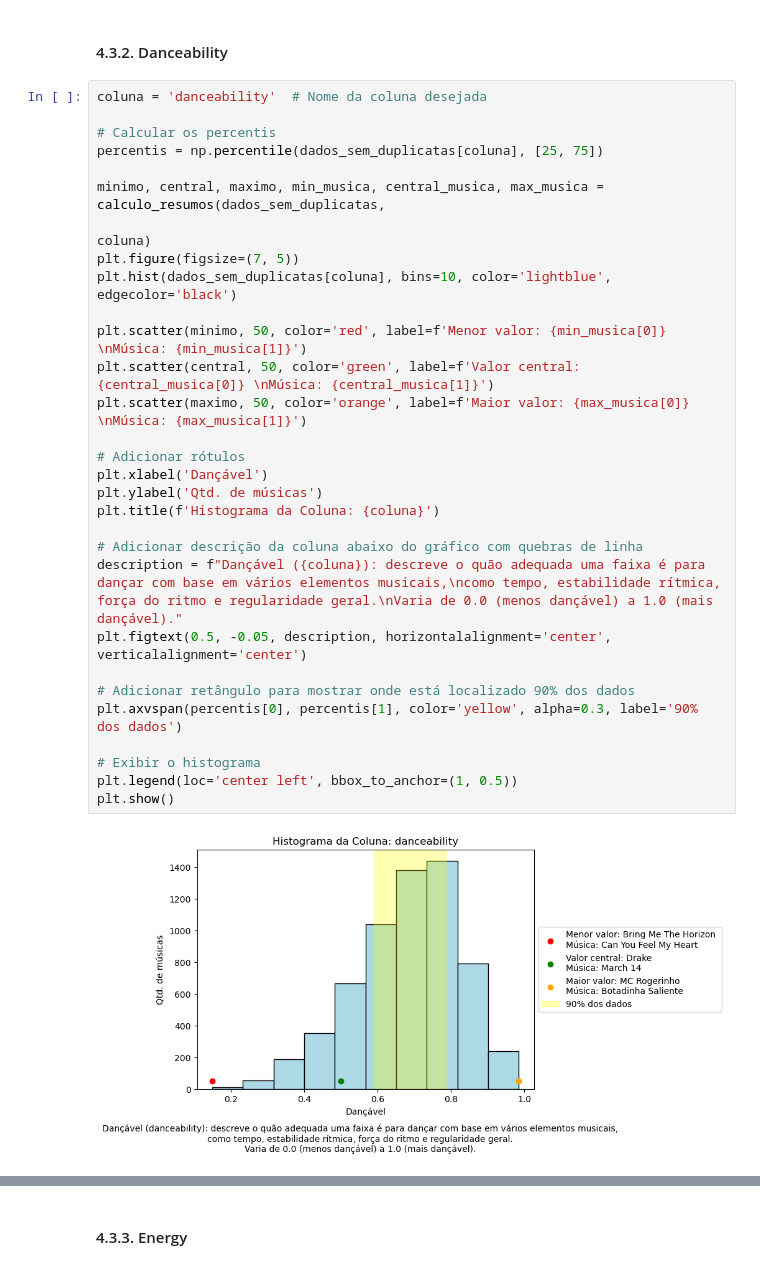
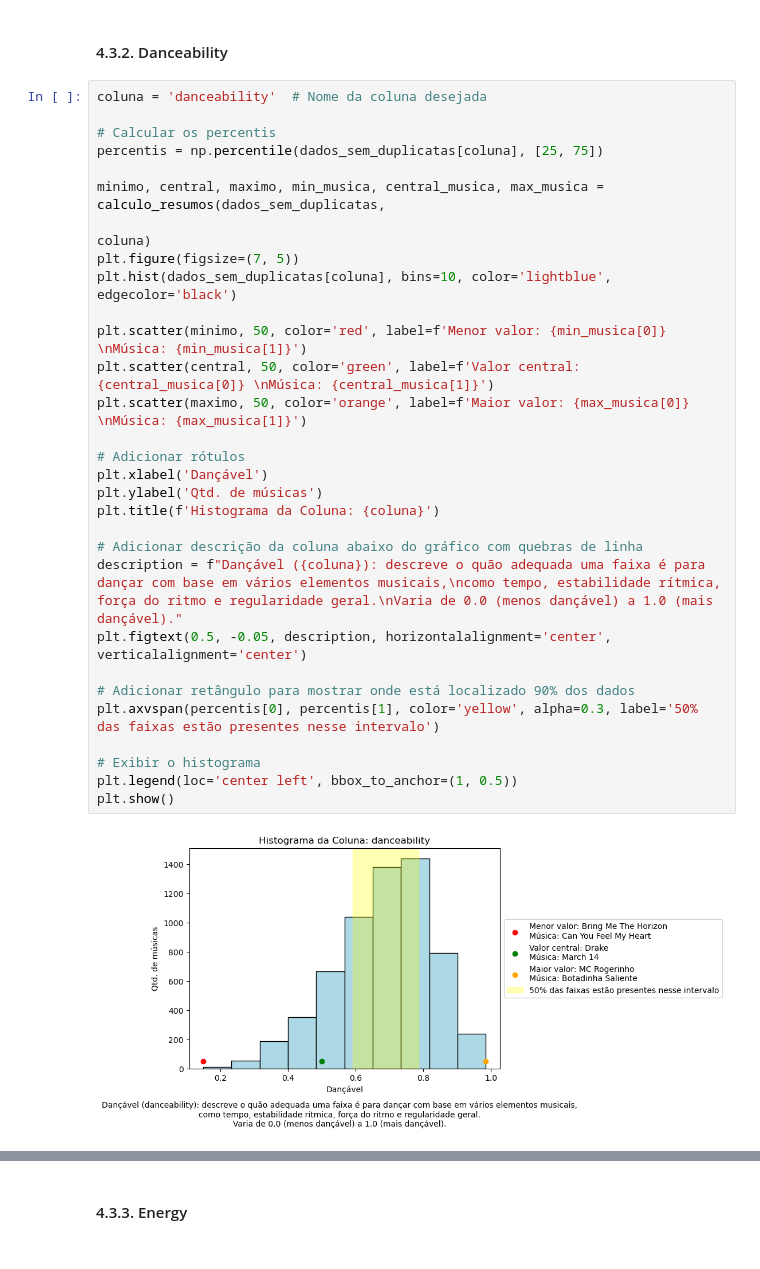
Before and after one commit to EandroC/ExplorandoPrincipaisMusicasDoSpotify, a Jupyter notebook: Analise.ipynb, the cells around one changed output, grey strips where cells are left out. Drawn from its saved outputs; the diff is of its cells as text.

Commit message:
colocando faixas onde 50% do dados estão localizados

```diff
--- a/Analise.ipynb
+++ b/Analise.ipynb
@@ -583,32 +583,32 @@ def calculo_resumos(data, coluna):
 # %%
 coluna = 'danceability'  # Nome da coluna desejada
 
 # Calcular os percentis
 percentis = np.percentile(dados_sem_duplicatas[coluna], [25, 75])
 
 minimo, central, maximo, min_musica, central_musica, max_musica = calculo_resumos(dados_sem_duplicatas,
                                                                                  coluna)
 plt.figure(figsize=(7, 5))
 plt.hist(dados_sem_duplicatas[coluna], bins=10, color='lightblue', edgecolor='black')
 
 plt.scatter(minimo, 50, color='red', label=f'Menor valor: {min_musica[0]} \nMúsica: {min_musica[1]}')
 plt.scatter(central, 50, color='green', label=f'Valor central: {central_musica[0]} \nMúsica: {central_musica[1]}')
 plt.scatter(maximo, 50, color='orange', label=f'Maior valor: {max_musica[0]} \nMúsica: {max_musica[1]}')
 
 # Adicionar rótulos
 plt.xlabel('Dançável')
 plt.ylabel('Qtd. de músicas')
 plt.title(f'Histograma da Coluna: {coluna}')
 
 # Adicionar descrição da coluna abaixo do gráfico com quebras de linha
 description = f"Dançável ({coluna}): descreve o quão adequada uma faixa é para dançar com base em vários elementos musicais,\ncomo tempo, estabilidade rítmica, força do ritmo e regularidade geral.\nVaria de 0.0 (menos dançável) a 1.0 (mais dançável)."
 plt.figtext(0.5, -0.05, description, horizontalalignment='center', verticalalignment='center')
 
 # Adicionar retângulo para mostrar onde está localizado 90% dos dados
-plt.axvspan(percentis[0], percentis[1], color='yellow', alpha=0.3, label='90% dos dados')
+plt.axvspan(percentis[0], percentis[1], color='yellow', alpha=0.3, label='50% das faixas estão presentes nesse intervalo')
 
 # Exibir o histograma
 plt.legend(loc='center left', bbox_to_anchor=(1, 0.5))
 plt.show()
 # %% [output]
-[figure, old version]
+[figure, new version]
```
Also changed, not shown: parts of 9 cells of this notebook.
